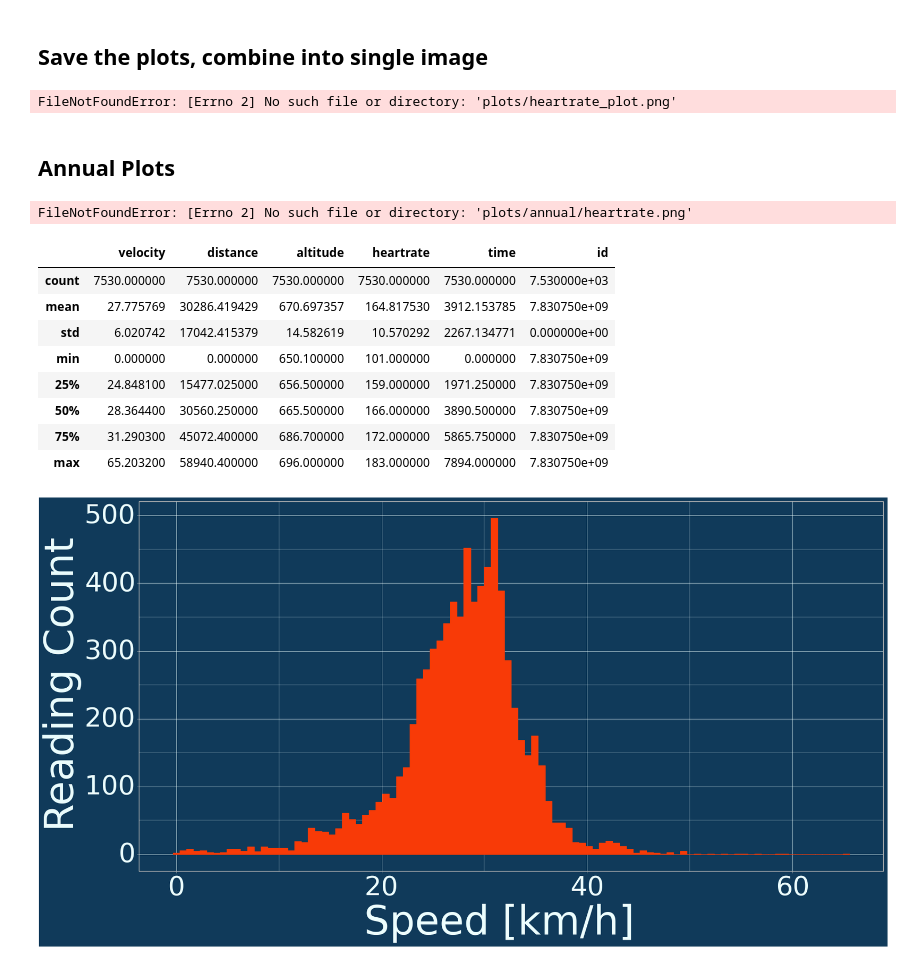
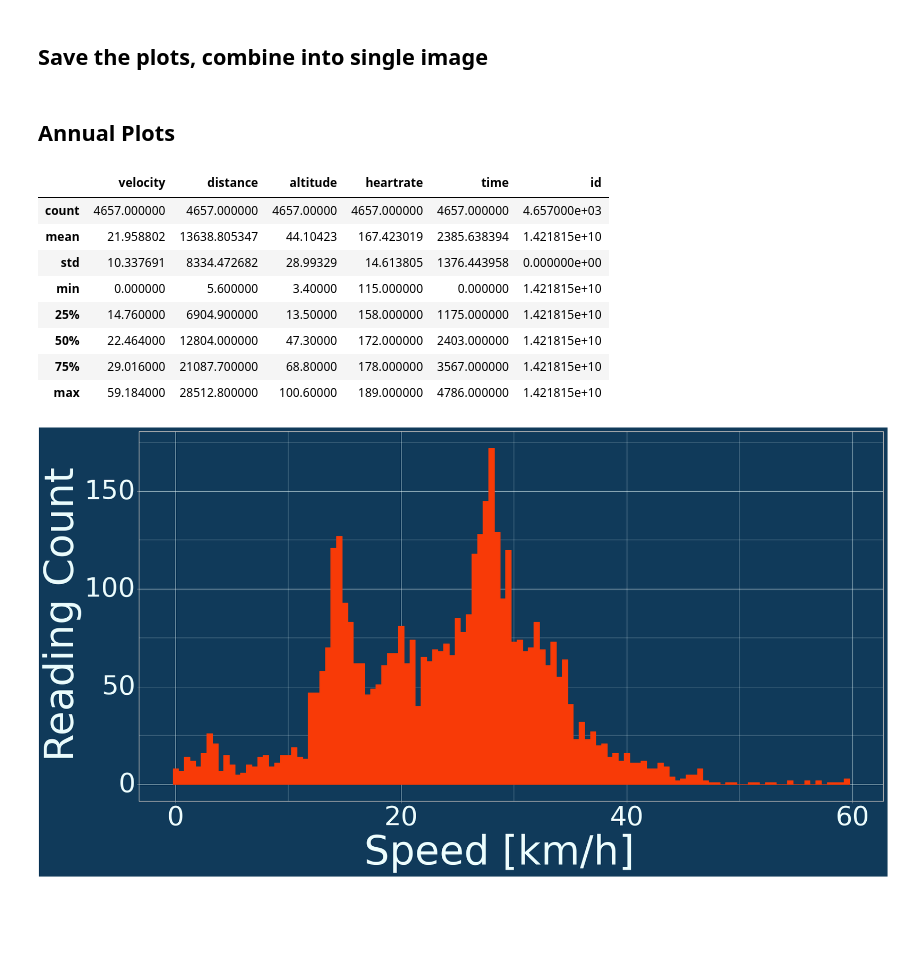
Before and after one commit to NWNHT/StravaPlotting, a Jupyter notebook: src/display_strava.ipynb, the cells around one changed output. Cells and saved outputs as stored; diff of their text form; code cells hidden in the pictures; blank space fills up the shorter version.

Commit message:
we back, also fixed some plotting, path issues

```diff
--- a/src/display_strava.ipynb
+++ b/src/display_strava.ipynb
@@ -162,7 +171,7 @@ activities_df['doy'] = activities_df.start_date_local.apply(lambda x: x.timetupl
 ## Getting a stream
 # %%
 cache = Cache()
-ride_date = date(2022, 9, 18)
+ride_date = date(2025, 4, 17)
 stream = create_stream_df(get_activity_stream_by_date(activities=activities_df, date=ride_date, cache=cache), activity_id_by_date(activities=activities_df, date=ride_date))
 stream.rename({"velocity_smooth": "velocity"}, axis=1, inplace=True)
 stream["velocity"] = stream["velocity"] * 3.6
@@ -195,17 +204,15 @@ summary = all_streams(stream, alpha=0.1)
 plot_height = 24
 plot_width  = 48
 transparent_background = False
-heartrate_plot.save(filename="plots/heartrate_plot.png", format="png", height=plot_height, width=plot_width, limitsize=False, transparent=transparent_background)
-velocity_plot.save(filename="plots/velocity_plot.png", format="png", height=plot_height, width=plot_width, limitsize=False, transparent=transparent_background)
-heartrate_zone_plot.save(filename="plots/heartrate_zone_plot.png", format="png", height=plot_height, width=plot_width, limitsize=False, transparent=transparent_background)
-zone_plot.save(filename="plots/zone_plot.png", format="png", height=4, width=48, limitsize=False, transparent=transparent_background)
-summary.save(filename="plots/stream_summary.png", format="png", height=plot_height, width=plot_width, limitsize=False, transparent=transparent_background)
+heartrate_plot.save(filename="../plots/plot_components/heartrate_plot.png", format="png", height=plot_height, width=plot_width, limitsize=False, transparent=transparent_background)
+velocity_plot.save(filename="../plots/plot_components/velocity_plot.png", format="png", height=plot_height, width=plot_width, limitsize=False, transparent=transparent_background)
+heartrate_zone_plot.save(filename="../plots/plot_components/heartrate_zone_plot.png", format="png", height=plot_height, width=plot_width, limitsize=False, transparent=transparent_background)
+zone_plot.save(filename="../plots/plot_components/zone_plot.png", format="png", height=4, width=48, limitsize=False, transparent=transparent_background)
+summary.save(filename="../plots/plot_components/stream_summary.png", format="png", height=plot_height, width=plot_width, limitsize=False, transparent=transparent_background)
 
 id = stream.iloc[0]["id"]
-with open(f"plots/summary_{ride_date.isoformat()}_{id}.png", "wb") as fp:
-    combine_plots_vertical(["plots/velocity_plot.png", "plots/heartrate_plot.png", "plots/heartrate_zone_plot.png", "plots/zone_plot.png"]).save(fp=fp, format="png")
+with open(f"../plots/summary_{ride_date.isoformat()}_{id}.png", "wb") as fp:
+    combine_plots_vertical(["../plots/plot_components/velocity_plot.png", "../plots/plot_components/heartrate_plot.png", "../plots/plot_components/heartrate_zone_plot.png", "../plots/plot_components/zone_plot.png"]).save(fp=fp, format="png")
-# %% [output]
-FileNotFoundError: [Errno 2] No such file or directory: 'plots/heartrate_plot.png'
 # %% [markdown]
 ## Annual Plots
 # %%
@@ -213,32 +220,30 @@ subjects = ["heartrate", "speed", "distance", "elevation", "annual_time"]
 plots = [annual_plot(activities=activities_df, subject=x) for x in subjects]
 
 for i in range(len(subjects)):
-    filename = f"plots/annual/{subjects[i]}.png"
-    plots[i].save(filename=filename, format="png", height=9, width=16, transparent=transparent_background)
+    filename = f"../plots/annual/{subjects[i]}.png"
+    plots[i].save(filename=filename, format="png", height=9, width=30, transparent=transparent_background, limitsize=False)
-# %% [output]
-FileNotFoundError: [Errno 2] No such file or directory: 'plots/annual/heartrate.png'
 # %%
 # profile = ProfileReport(activities_df, title="testing").to_notebook_iframe()
 # %%
 stream.describe()
 # %% [output]
 |  | velocity | distance | altitude | heartrate | time | id |
-| count | 7530.000000 | 7530.000000 | 7530.000000 | 7530.000000 | 7530.000000 | 7.530000e+03 |
-| mean | 27.775769 | 30286.419429 | 670.697357 | 164.817530 | 3912.153785 | 7.830750e+09 |
-| std | 6.020742 | 17042.415379 | 14.582619 | 10.570292 | 2267.134771 | 0.000000e+00 |
-| min | 0.000000 | 0.000000 | 650.100000 | 101.000000 | 0.000000 | 7.830750e+09 |
-| 25% | 24.848100 | 15477.025000 | 656.500000 | 159.000000 | 1971.250000 | 7.830750e+09 |
-| 50% | 28.364400 | 30560.250000 | 665.500000 | 166.000000 | 3890.500000 | 7.830750e+09 |
-| 75% | 31.290300 | 45072.400000 | 686.700000 | 172.000000 | 5865.750000 | 7.830750e+09 |
-| max | 65.203200 | 58940.400000 | 696.000000 | 183.000000 | 7894.000000 | 7.830750e+09 |
+| count | 4657.000000 | 4657.000000 | 4657.00000 | 4657.000000 | 4657.000000 | 4.657000e+03 |
+| mean | 21.958802 | 13638.805347 | 44.10423 | 167.423019 | 2385.638394 | 1.421815e+10 |
+| std | 10.337691 | 8334.472682 | 28.99329 | 14.613805 | 1376.443958 | 0.000000e+00 |
+| min | 0.000000 | 5.600000 | 3.40000 | 115.000000 | 0.000000 | 1.421815e+10 |
+| 25% | 14.760000 | 6904.900000 | 13.50000 | 158.000000 | 1175.000000 | 1.421815e+10 |
+| 50% | 22.464000 | 12804.000000 | 47.30000 | 172.000000 | 2403.000000 | 1.421815e+10 |
+| 75% | 29.016000 | 21087.700000 | 68.80000 | 178.000000 | 3567.000000 | 1.421815e+10 |
+| max | 59.184000 | 28512.800000 | 100.60000 | 189.000000 | 4786.000000 | 1.421815e+10 |
 # %%
-p = (ggplot(stream) + gg.geom_histogram(aes(x="velocity"), colour=stred, fill=stred)
+p = (ggplot(stream) + gg.geom_histogram(aes(x="velocity"), colour=stred, fill=stred, binwidth=0.5)
     + pt.gg_theme()
     + gg.theme(figure_size=(20, 10))
     + gg.xlab("Speed [km/h]")
     + gg.ylab("Reading Count"))
 
-p.save(filename="plots/speed_histogram.png", format="png", height=plot_height, width=plot_width, limitsize=False, transparent=True)
+p.save(filename="../plots/plot_components/speed_histogram.png", format="png", height=plot_height, width=plot_width, limitsize=False, transparent=False)
 print(p)
 # %% [output]
-[figure, old version]
+[figure, new version]
```
Also changed, not shown: parts of 11 cells of this notebook, 2 other files.
